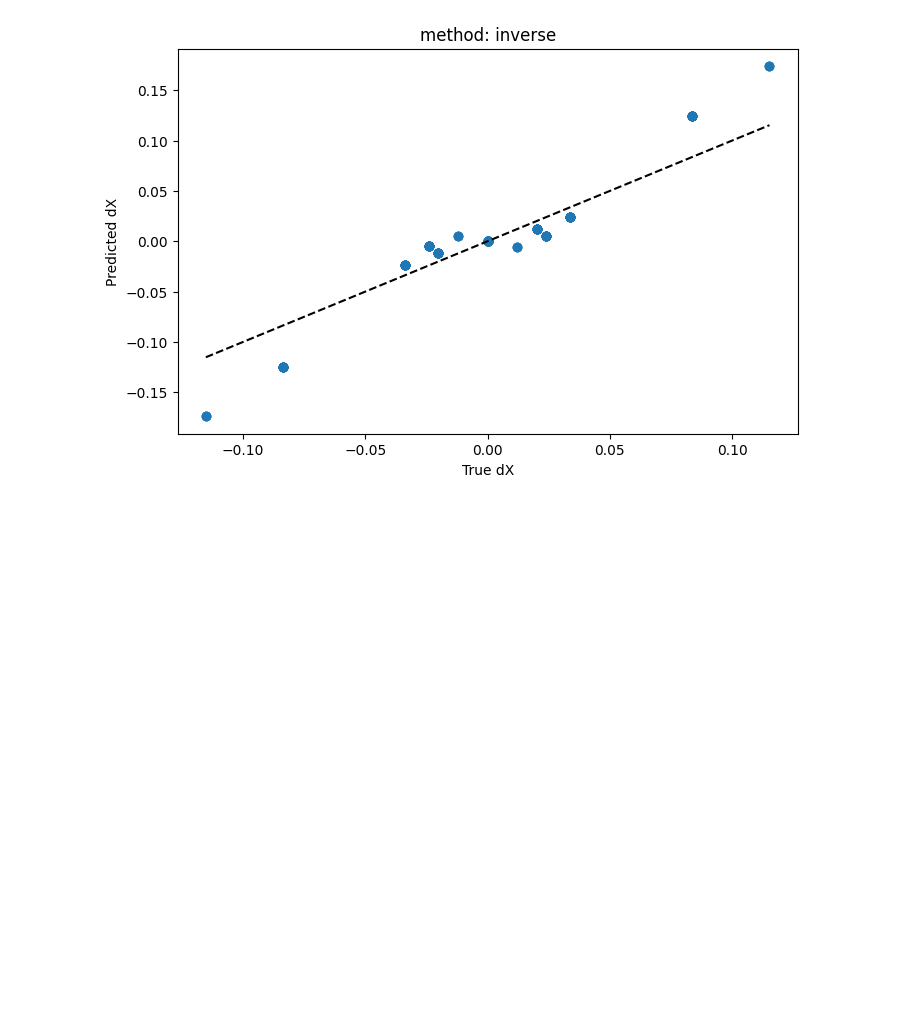
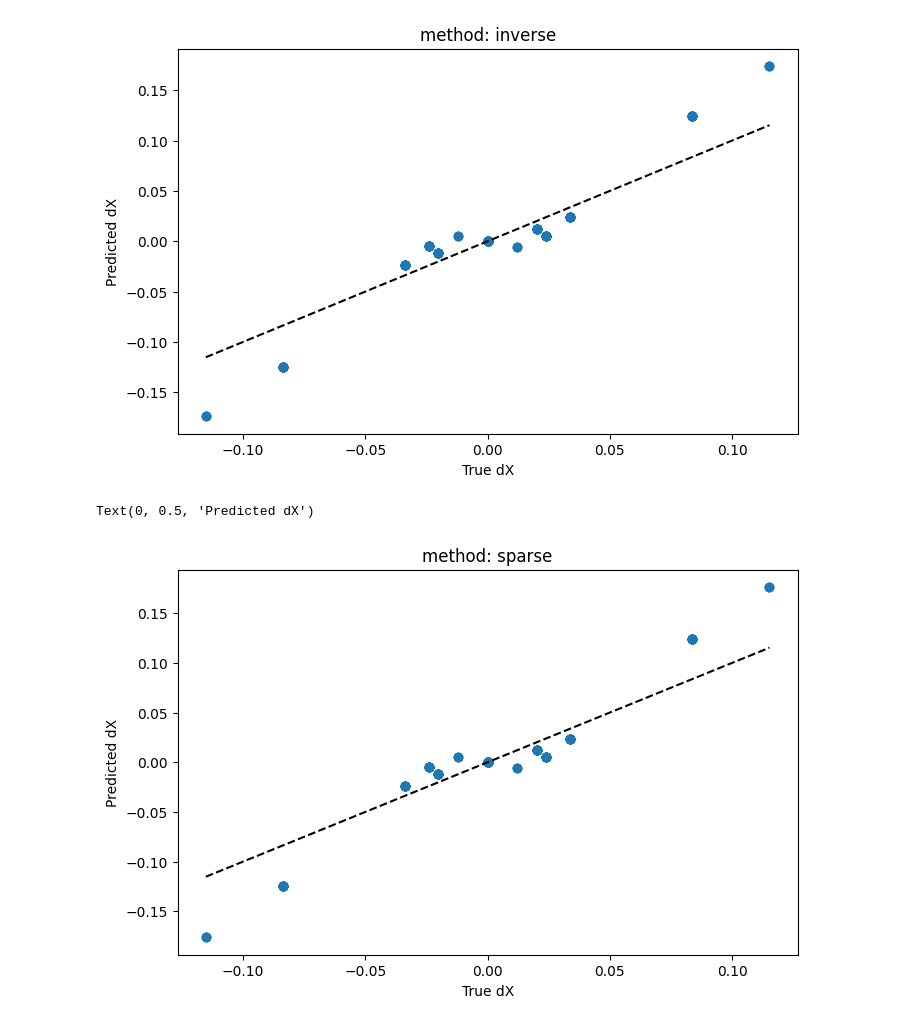
Before and after one commit to marseille-matmol/LammpsImplicitDerivative, a Jupyter notebook: examples/bccvac_one_shot.ipynb, the cells around one changed output. Cells and saved outputs as stored; diff of their text form; code cells hidden in the pictures; blank space fills up the shorter version.

Commit message:
adjusted alpha parameter

```diff
--- a/examples/bccvac_one_shot.ipynb
+++ b/examples/bccvac_one_shot.ipynb
@@ -90,5 +90,8 @@ dX_dTheta_energy = bcc_vacancy.implicit_derivative(method='energy')
 # %%
 dX_dTheta_inverse = bcc_vacancy.implicit_derivative(method='inverse')
+# %%
+#dX_dTheta_sparse = bcc_vacancy.implicit_derivative(method='sparse', alpha=0.05, maxiter=20, adaptive_alpha=False)
+dX_dTheta_sparse = bcc_vacancy.implicit_derivative(method='sparse', alpha=0.5, maxiter=100, adaptive_alpha=True)
 # %%
 Theta0 = bcc_vacancy.pot.Theta_dict['W']['Theta'].copy()
 Theta_perturb = bcc_vacancy_perturb.pot.Theta_dict['W']['Theta'].copy()
@@ -100,5 +105,7 @@ dX_pred_energy = dTheta @ dX_dTheta_energy
 # %%
 dX_pred_inverse = dTheta @ dX_dTheta_inverse
+# %%
+dX_pred_sparse = dTheta @ dX_dTheta_sparse
 # %%
 fig, ax = plt.subplots(1, 1, figsize=(8, 5))
 ax.plot(dX_true, dX_pred_energy, 'o')
@@ -119,6 +126,16 @@ ax.set_ylabel('Predicted dX')
 # %% [output]
 Text(0, 0.5, 'Predicted dX')
 [figure]
+# %%
+fig, ax = plt.subplots(1, 1, figsize=(8, 5))
+ax.plot(dX_true, dX_pred_sparse, 'o')
+ax.plot([dX_true.min(), dX_true.max()], [dX_true.min(), dX_true.max()], 'k--')
+ax.set_title('method: sparse')
+ax.set_xlabel('True dX')
+ax.set_ylabel('Predicted dX')
+# %% [output]
+Text(0, 0.5, 'Predicted dX')
+[figure, added]
 # %%
 fig, ax = plt.subplots(1, 1, figsize=(8, 5))
 ax.plot(dX_pred_inverse, dX_pred_energy, 'o')
```
Also changed, not shown: parts of 5 cells of this notebook, 2 other files.
